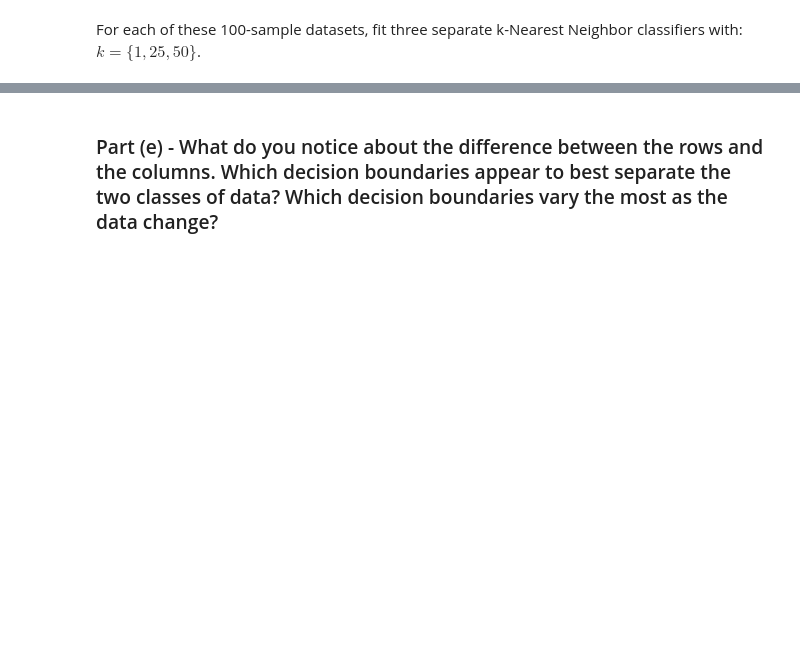
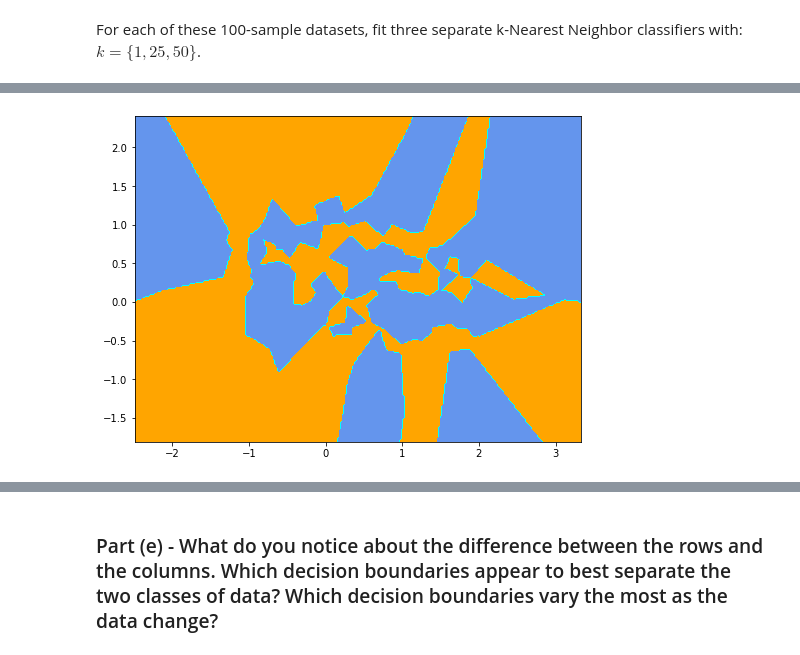
Before and after one commit to FR-Schwartz/ids705, a Jupyter notebook: assignments/Assignment_2_Fides Schwartz.ipynb, the cells around one changed output, grey strips where cells are left out. Saved outputs shown, nothing was run; the diff lists cells and outputs as text; code cells hidden in the pictures; blank space fills up the shorter version.

```diff
--- a/assignments/Assignment_2_Fides Schwartz.ipynb
+++ b/assignments/Assignment_2_Fides Schwartz.ipynb
@@ -437,6 +500,10 @@ set1 = knn1.fit(subset1, subset1y)
 # %%
-# Implement KNN using sklearn for k=25
-knn2 = KNeighborsClassifier(n_neighbors=25)
+# Implement KNN using sklearn for subset 2
+knn2_1 = KNeighborsClassifier(n_neighbors=1)
+knn2_2 = KNeighborsClassifier(n_neighbors=25)
+knn2_3 = KNeighborsClassifier(n_neighbors=50)
 
-set2 = knn2.fit(subset2, subset2y)
+set2_1 = knn2_1.fit(subset2, subset2y)
+set2_2 = knn2_2.fit(subset2, subset2y)
+set2_3 = knn2_3.fit(subset2, subset2y)
 # %%
@@ -449 +664,31 @@ set3 = knn3.fit(subset3, subset3y)
+# %%
+h = 0.02  # step size in the mesh
+
+# Create color maps
+cmap_light = ListedColormap(["orange", "cyan", "cornflowerblue"])
+cmap_bold = ["darkorange", "darkblue"]
+
+
+# Plot the decision boundary. For that, we will assign a color to each
+# point in the mesh [x_min, x_max]x[y_min, y_max].
+x_min, x_max = subset2[:, 0].min() - 1, subset2[:, 0].max() + 1
+y_min, y_max = subset2[:, 1].min() - 1, subset2[:, 1].max() + 1
+xx, yy = np.meshgrid(np.arange(x_min, x_max, h), np.arange(y_min, y_max, h))
+Z = knn2_1.predict(np.c_[xx.ravel(), yy.ravel()])
+#A = knn2_2.predict(np.c_[xx.ravel(), yy.ravel()])
+#B = knn2_3.predict(np.c_[xx.ravel(), yy.ravel()])
+
+# Put the result into a color plot
+Z = Z.reshape(xx.shape)
+plt.figure(figsize=(8, 6))
+plt.contourf(xx, yy, Z, cmap=cmap_light)
+plt.show()
+
+# Put the result into a color plot
+#Z = Z.reshape(xx.shape)
+#A = A.reshape(xx.shape)
+#B = B.reshape(xx.shape)
+#plt.show()
+# %% [output]
+[figure, added]
 # %%
```
Also changed, not shown: parts of 34 cells of this notebook.
